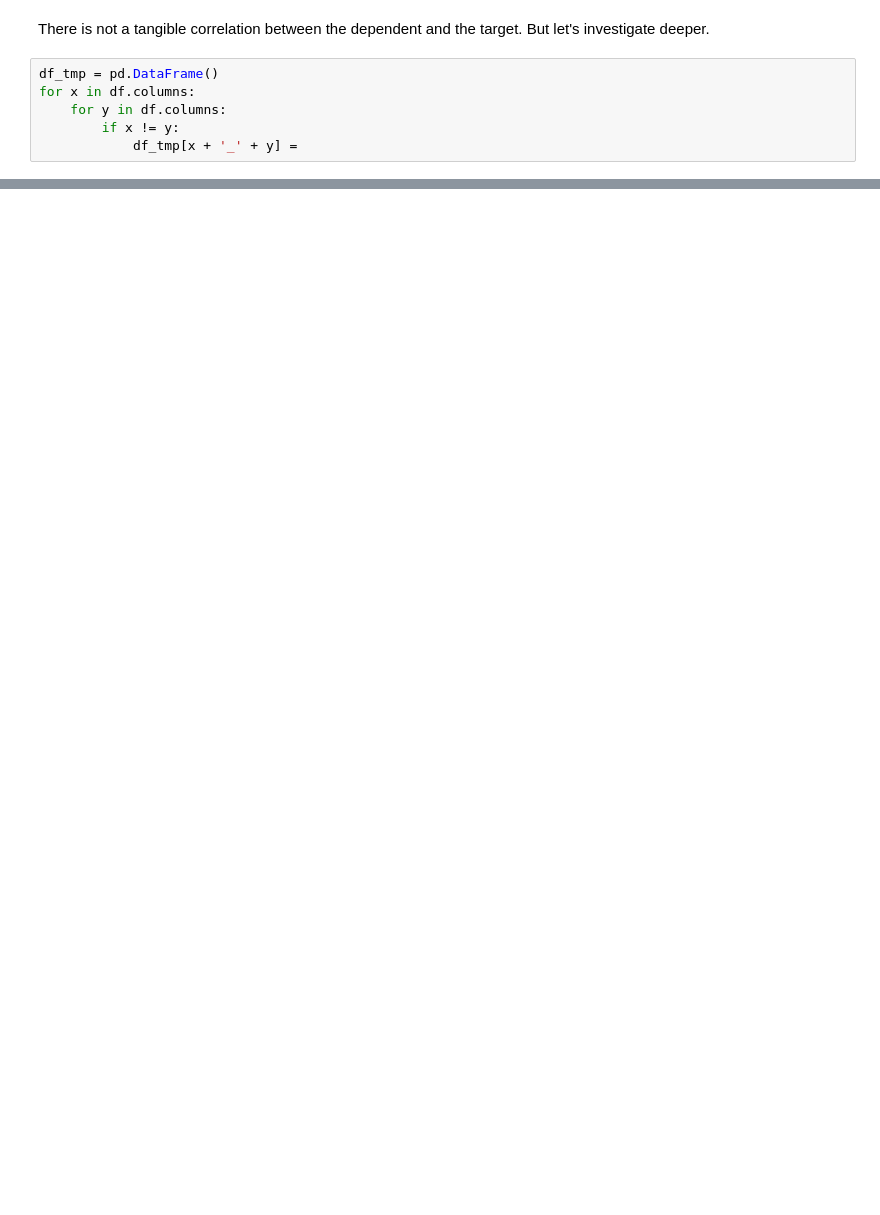
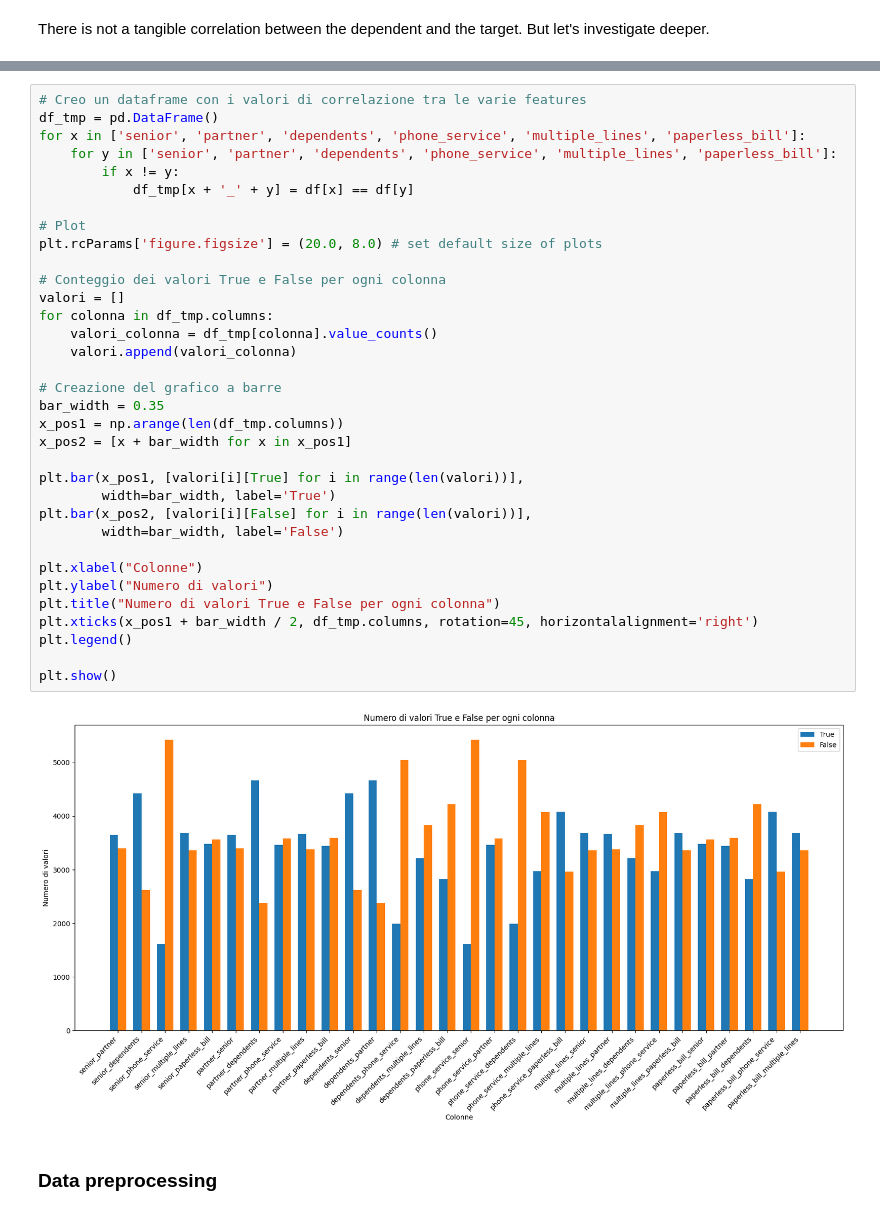
Before and after one commit to lorenzo-arcioni/master-ds, a Jupyter notebook: Workshops/6/6Workshop_traccia.ipynb, the cells around one changed output, grey strips where cells are left out. Cells and saved outputs as stored; diff of their text form; blank space fills up the shorter version.

```diff
--- a/Workshops/6/6Workshop_traccia.ipynb
+++ b/Workshops/6/6Workshop_traccia.ipynb
@@ -200,9 +200,3 @@ plt.bar(['True', 'False'], partner_senior)
 # %% [markdown]
 There is not a tangible correlation between the dependent and the target.
 But let's investigate deeper.
-# %%
-df_tmp = pd.DataFrame()
-for x in df.columns:
-    for y in df.columns:
-        if x != y:
-            df_tmp[x + '_' + y] =
@@ -208,0 +212,38 @@ for x in df.columns:
+# %%
+# Creo un dataframe con i valori di correlazione tra le varie features
+df_tmp = pd.DataFrame()
+for x in ['senior', 'partner', 'dependents', 'phone_service', 'multiple_lines', 'paperless_bill']:
+    for y in ['senior', 'partner', 'dependents', 'phone_service', 'multiple_lines', 'paperless_bill']:
+        if x != y:
+            df_tmp[x + '_' + y] = df[x] == df[y]
+
+# Plot
+plt.rcParams['figure.figsize'] = (20.0, 8.0) # set default size of plots
+
+# Conteggio dei valori True e False per ogni colonna
+valori = []
+for colonna in df_tmp.columns:
+    valori_colonna = df_tmp[colonna].value_counts()
+    valori.append(valori_colonna)
+
+# Creazione del grafico a barre
+bar_width = 0.35
+x_pos1 = np.arange(len(df_tmp.columns))
+x_pos2 = [x + bar_width for x in x_pos1]
+
+plt.bar(x_pos1, [valori[i][True] for i in range(len(valori))],
+        width=bar_width, label='True')
+plt.bar(x_pos2, [valori[i][False] for i in range(len(valori))],
+        width=bar_width, label='False')
+
+plt.xlabel("Colonne")
+plt.ylabel("Numero di valori")
+plt.title("Numero di valori True e False per ogni colonna")
+plt.xticks(x_pos1 + bar_width / 2, df_tmp.columns, rotation=45, horizontalalignment='right')
+plt.legend()
+
+plt.show()
+# %% [output]
+[figure, added]
+# %% [markdown]
+### Data preprocessing
```
Also changed, not shown: parts of 21 cells of this notebook.
